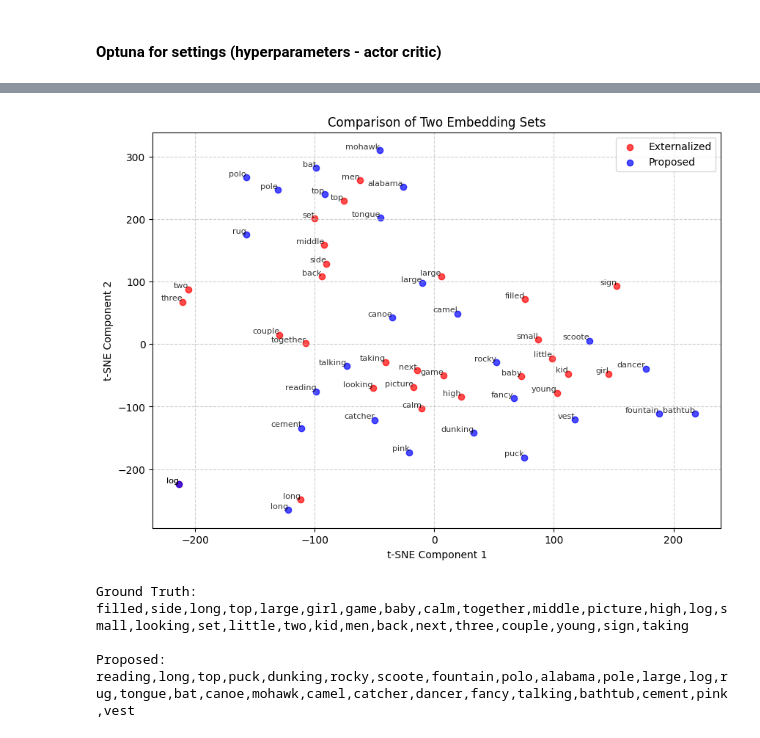
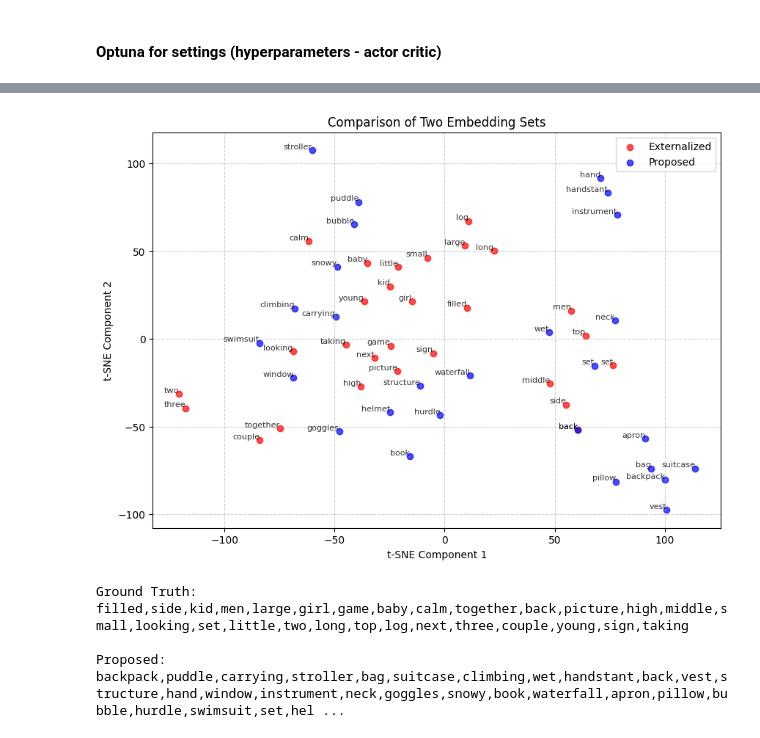
Before and after one commit to labadier/JointDataExploration, a Jupyter notebook: Concept_Mining/ConceptMining-ContextBandit.ipynb, the cells around one changed output, grey strips where cells are left out. Drawn from its saved outputs; the diff is of its cells as text; code cells hidden in the pictures.

Commit message:
added contextual bandit

```diff
--- a/Concept_Mining/ConceptMining-ContextBandit.ipynb
+++ b/Concept_Mining/ConceptMining-ContextBandit.ipynb
@@ -7,12 +7,12 @@ import numpy as np; np.random.seed(0)
 from utils_bandits import train_agent
 
 settings = {'episode_length': 1000,
-            'episodes': 5000,
+            'episodes': 2000,
             'gamma': 0.99,
-            'decay_rate': 0.95,
-            'buffer_size': 256,
-            'lr_actor': 3e-4, #1e-4#0.0007674507120792033,
-			'temperature': 0.18,
+            'decay_rate': 0.98,
+            'buffer_size': 512,
+            'lr_actor': 0.008794749197307198, #1e-4#0.0007674507120792033,
+			'temperature': 0.3,
 			'final_temperature': 0.01}
 
 average_reward, deviation_reward, history = train_agent(settings,
@@ -199,7 +176,7 @@ from matplotlib import pyplot as plt
 from glob import glob
 
 from SimulationEnvironment import explore_environment
-from Actor_Critic import AdaptationEngine
+from ContextualBandit import AdaptationEngine
 from settings import  pretraining_settings as settings
 from tqdm import tqdm
 import torch
@@ -219,36 +196,37 @@ with open('encodings.pkl', 'rb') as f:
 	captions = pickle.load(f)['captions']
 
 images = [i for i in glob("../dataset/Images/*.jpg")]
 
 Agent = AdaptationEngine(state_dim = image_encodings.shape[1] + actions_encode.shape[1],
 						 	action_dim=actions_encode.shape[1],
 							action_space_len=actions_encode.shape[0],
 							lr_actor = settings.lr_actor,
 							lr_critic = settings.lr_critic,
 							gamma = settings.gamma,
 							buffer_size = settings.buffer_size,
 							sample_temperature = settings.temperature,
 							final_temperature = settings.final_temperature,
-							temperature_decay = settings.decay_rate)
+							temperature_decay = settings.decay_rate,
+							use_rnn = True)
 
 env = explore_environment(topic_groups=topic_groups,
 						  concepts=generated_concepts,
 						  concepts_encode=actions_encode,
 						  images=images,
 						  images_caption=captions,
 						  images_encode=image_encodings,
 						  threshold=10)
 
 
-Agent.Actor.load('bandit_best.pt')
+Agent.Actor.load('outputs/bandit_best.pt')
 Agent.eval()
 
 simulate(Agent=Agent, topic_groups=topic_groups,
           generated_concepts=generated_concepts, actions_encode=actions_encode,
             image_encodings=image_encodings, captions=captions, images=images,
             topic_index=1, save_plot = False, output_path = "outputs")
 # %% [output]
-[figure, old version]
+[figure, new version]
-Ground Truth: filled,side,long,top,large,girl,game,baby,calm,together,middle,picture,high,log,small,looking,set,little,two,kid,men,back,next,three,couple,young,sign,taking
+Ground Truth: filled,side,kid,men,large,girl,game,baby,calm,together,back,picture,high,middle,small,looking,set,little,two,long,top,log,next,three,couple,young,sign,taking
 
-Proposed: reading,long,top,puck,dunking,rocky,scoote,fountain,polo,alabama,pole,large,log,rug,tongue,bat,canoe,mohawk,camel,catcher,dancer,fancy,talking,bathtub,cement,pink,vest
+Proposed: backpack,puddle,carrying,stroller,bag,suitcase,climbing,wet,handstant,back,vest,structure,hand,window,instrument,neck,goggles,snowy,book,waterfall,apron,pillow,bubble,hurdle,swimsuit,set,hel ...
```
Also changed, not shown: parts of 3 cells of this notebook, 5 other files.
